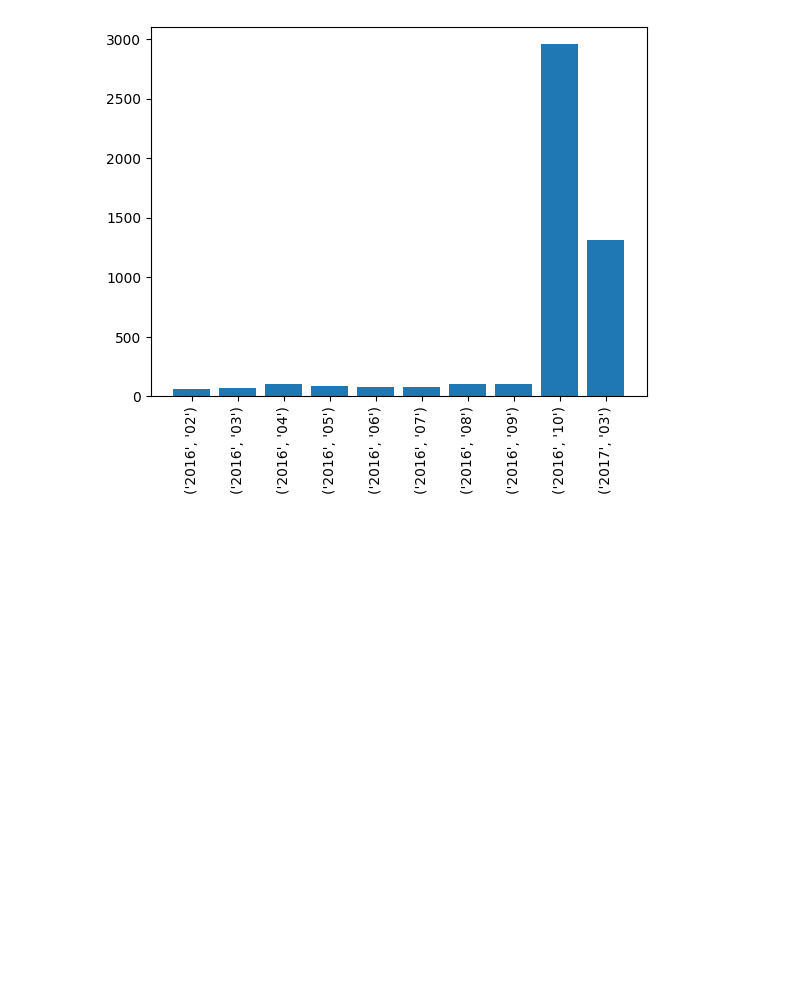
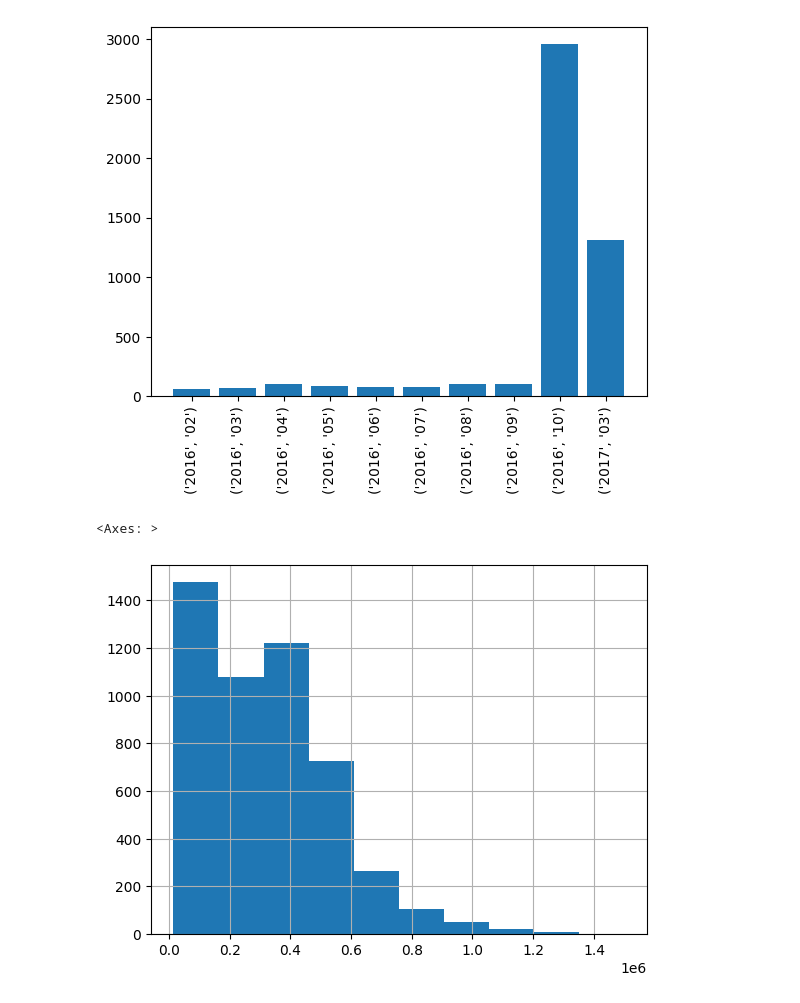
Before and after one commit to leekyuyoung202306/PYTHON, a Jupyter notebook: 12주차/[12주차]데이터분석04.ipynb, the cells around one changed output. Saved outputs shown, nothing was run; the diff lists cells and outputs as text; code cells hidden in the pictures; blank space fills up the shorter version.

```diff
--- a/12주차/[12주차]데이터분석04.ipynb
+++ b/12주차/[12주차]데이터분석04.ipynb
@@ -59,3 +64,9 @@ plt.xticks(range(len(new_df.index)), new_df.index, rotation=90)
 plt.show()
 # %% [output]
 [figure]
+# %%
+# 가격 피처 탐색
+df['price'].hist()
+# %% [output]
+<Axes: >
+[figure, added]
```
Also changed, not shown: parts of 3 cells of this notebook.
